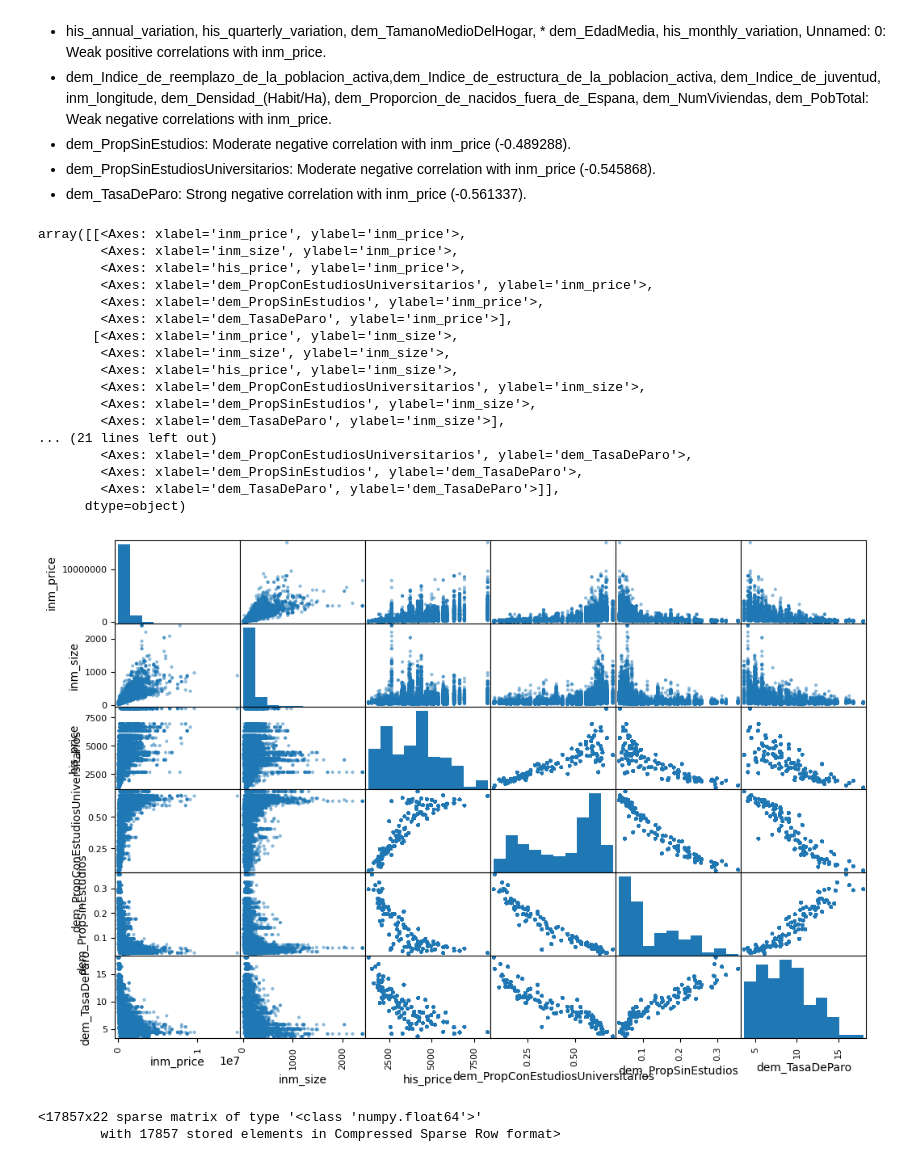
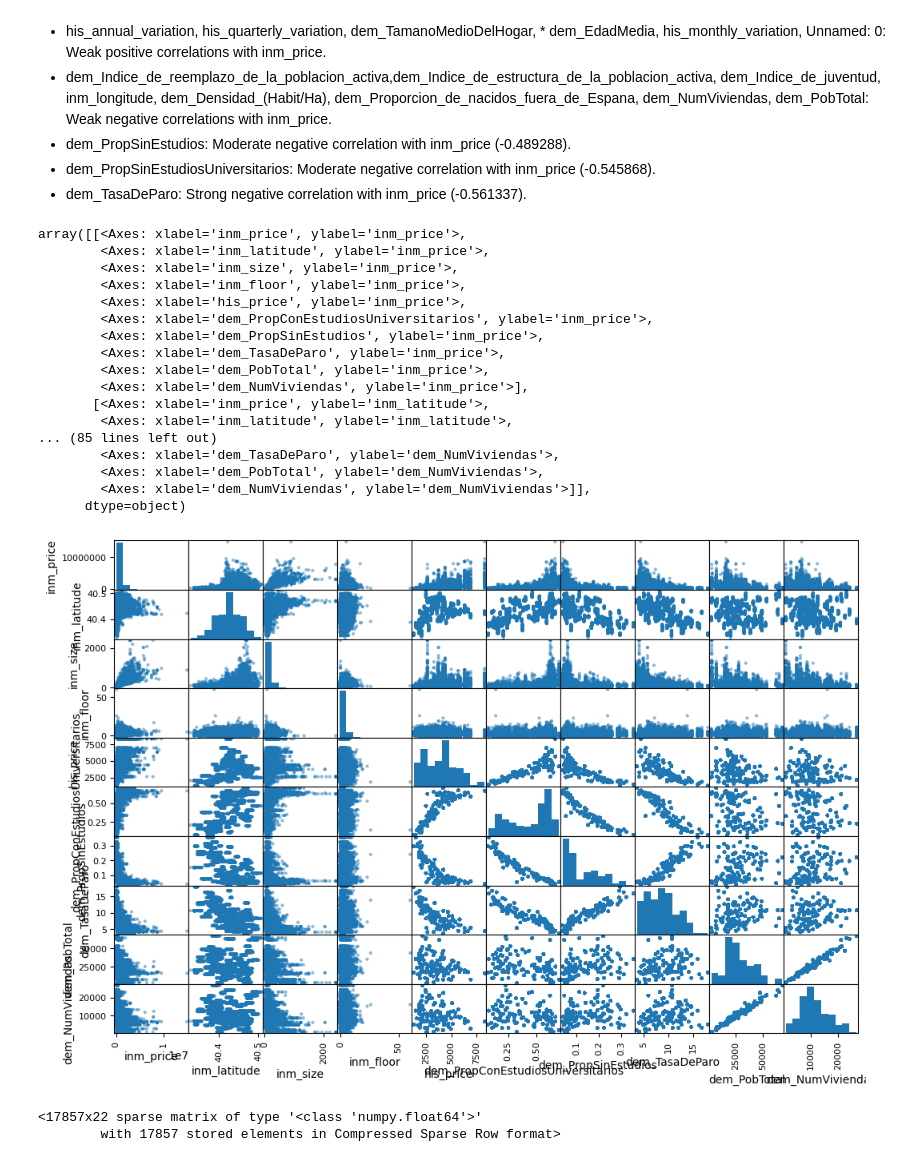
Before and after one commit to KhaledAkel/Property-Price-Madrid-Machine-Learning-Modules, a Jupyter notebook: LinearRegressionModel/DataPreprocessing.ipynb, the cells around one changed output. Drawn from its saved outputs; the diff is of its cells as text; code cells hidden in the pictures.

```diff
--- a/LinearRegressionModel/DataPreprocessing.ipynb
+++ b/LinearRegressionModel/DataPreprocessing.ipynb
@@ -159,25 +167,25 @@ Name: inm_price, dtype: float64
 * dem_TasaDeParo: Strong negative correlation with inm_price (-0.561337).
 # %%
 
-attributes = ["inm_price","inm_size", "his_price", "dem_PropConEstudiosUniversitarios","dem_PropSinEstudios", "dem_TasaDeParo"]
+attributes = ["inm_price","inm_latitude","inm_size","inm_floor", "his_price", "dem_PropConEstudiosUniversitarios","dem_PropSinEstudios", "dem_TasaDeParo", "dem_PobTotal","dem_NumViviendas"]
 scatter_matrix(df[attributes], figsize=(12, 8))
 # %% [output]
 array([[<Axes: xlabel='inm_price', ylabel='inm_price'>,
+        <Axes: xlabel='inm_latitude', ylabel='inm_price'>,
         <Axes: xlabel='inm_size', ylabel='inm_price'>,
+        <Axes: xlabel='inm_floor', ylabel='inm_price'>,
         <Axes: xlabel='his_price', ylabel='inm_price'>,
         <Axes: xlabel='dem_PropConEstudiosUniversitarios', ylabel='inm_price'>,
         <Axes: xlabel='dem_PropSinEstudios', ylabel='inm_price'>,
-        <Axes: xlabel='dem_TasaDeParo', ylabel='inm_price'>],
-       [<Axes: xlabel='inm_price', ylabel='inm_size'>,
-        <Axes: xlabel='inm_size', ylabel='inm_size'>,
-        <Axes: xlabel='his_price', ylabel='inm_size'>,
-        <Axes: xlabel='dem_PropConEstudiosUniversitarios', ylabel='inm_size'>,
-        <Axes: xlabel='dem_PropSinEstudios', ylabel='inm_size'>,
-        <Axes: xlabel='dem_TasaDeParo', ylabel='inm_size'>],
-... (21 lines left out)
-        <Axes: xlabel='dem_PropConEstudiosUniversitarios', ylabel='dem_TasaDeParo'>,
-        <Axes: xlabel='dem_PropSinEstudios', ylabel='dem_TasaDeParo'>,
-        <Axes: xlabel='dem_TasaDeParo', ylabel='dem_TasaDeParo'>]],
+        <Axes: xlabel='dem_TasaDeParo', ylabel='inm_price'>,
+        <Axes: xlabel='dem_PobTotal', ylabel='inm_price'>,
+        <Axes: xlabel='dem_NumViviendas', ylabel='inm_price'>],
+       [<Axes: xlabel='inm_price', ylabel='inm_latitude'>,
+        <Axes: xlabel='inm_latitude', ylabel='inm_latitude'>,
+... (85 lines left out)
+        <Axes: xlabel='dem_TasaDeParo', ylabel='dem_NumViviendas'>,
+        <Axes: xlabel='dem_PobTotal', ylabel='dem_NumViviendas'>,
+        <Axes: xlabel='dem_NumViviendas', ylabel='dem_NumViviendas'>]],
       dtype=object)
-[figure, old version]
+[figure, new version]
 # %%
```
Also changed, not shown: parts of 13 cells of this notebook, 1 other file.
